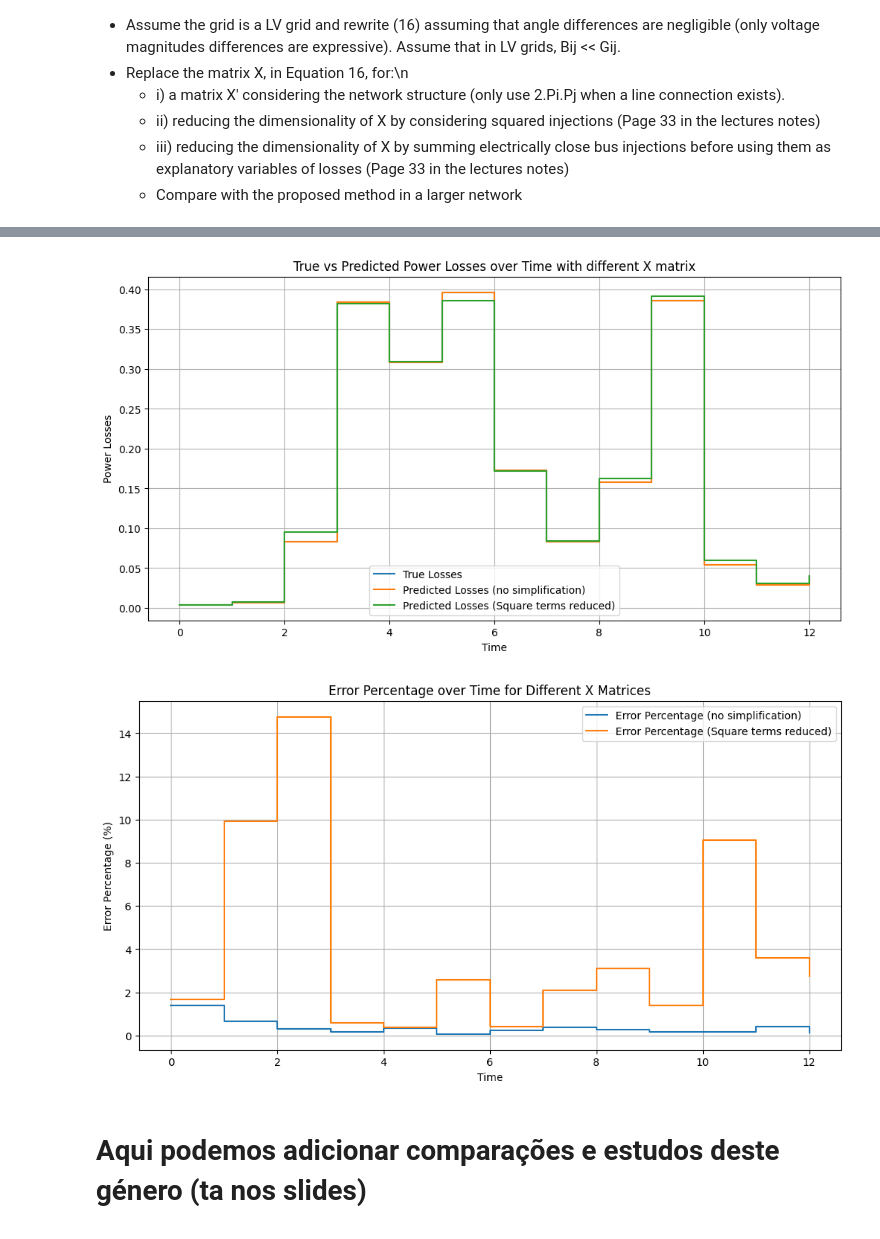
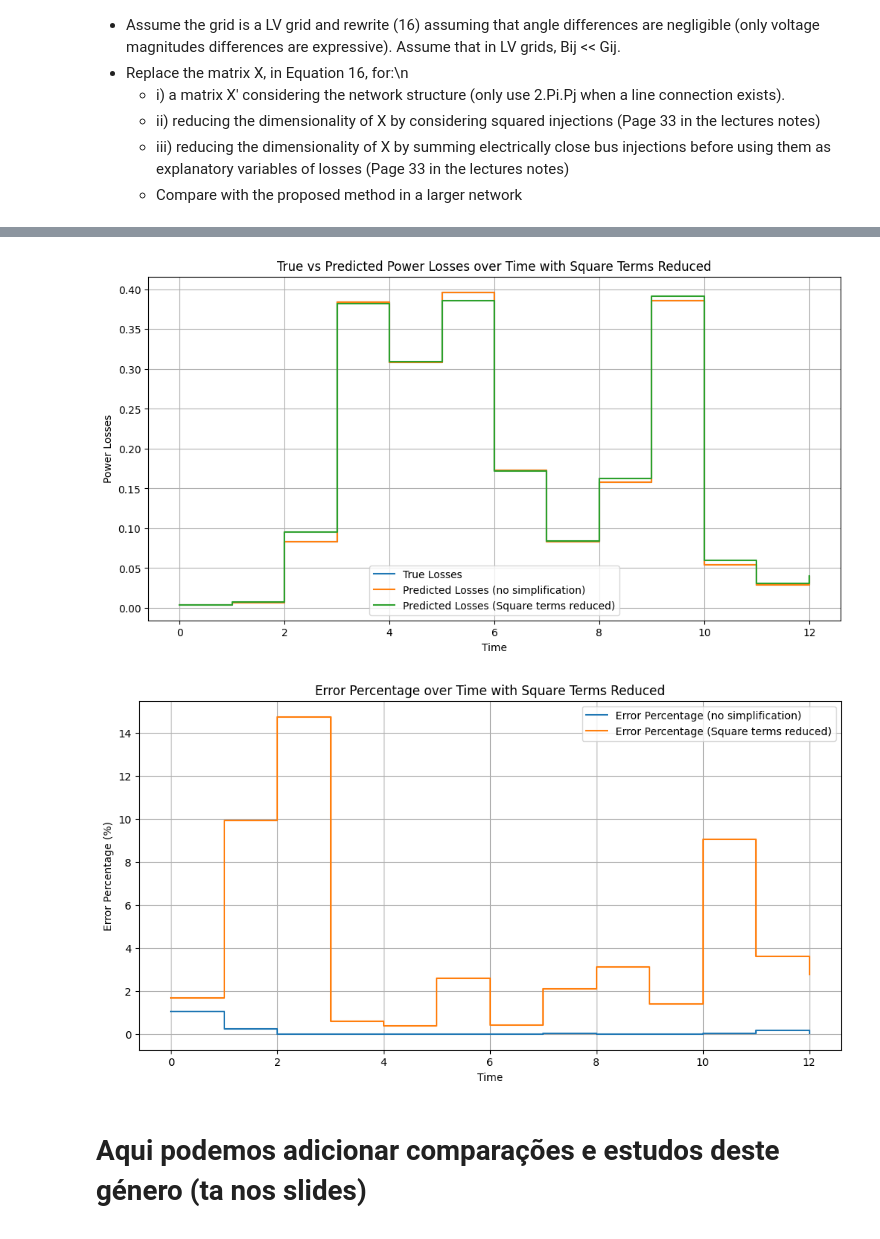
Before and after one commit to matildeaugusto/ADRI, a Jupyter notebook: 2/Class2_Students.ipynb, the cells around one changed output, grey strips where cells are left out. Drawn from its saved outputs; the diff is of its cells as text; code cells hidden in the pictures.

```diff
--- a/2/Class2_Students.ipynb
+++ b/2/Class2_Students.ipynb
@@ -331,9 +331,9 @@ plt.legend()
 plt.grid(True)
 plt.show()
 
-error_percent = abs((PL_predicted_noisy - PL2) / PL2 * 100)
+error_percent_noisy = abs((PL_predicted_noisy - PL2) / PL2 * 100)
 plt.figure(figsize=(12, 6))
-plt.step(range(time), error_percent, label='Error Percentage (%)', where='post')
+plt.step(range(time), error_percent_noisy, label='Error Percentage (%)', where='post')
 plt.xlabel('Time')
 plt.ylabel('Error Percentage (%)')
 plt.title('Error Percentage between True and Predicted Power Losses with Noise')
@@ -755,37 +879,37 @@ X_3 = np.zeros((T, 3))
 for m in range (time):
     Psum = P[m, 0] + P[m, 1] + P[m, 2]  # Assuming buses 0, 1, and 2 are electrically close
     X_3[m, 0] = Psum**2
     X_3[m, 1] = 2*Psum*P[m, 3]
     X_3[m, 2] = P[m, 3]**2
 
 beta_3 = np.linalg.lstsq(X_3, PL2, rcond=None)[0]
 PL_predicted_3 = X_3.dot(beta_3)
 
 # Plot difference in predicted losses using this new X matrix vs older prediction and real losses
 plt.figure(figsize=(12, 6))
 plt.step(range(time), PL2, label='True Losses', where='post')
 plt.step(range(time), PL_predicted, label='Predicted Losses (no simplification)', where='post')
 plt.step(range(time), PL_predicted_3, label='Predicted Losses (Square terms reduced)', where='post')
 plt.xlabel('Time')
 plt.ylabel('Power Losses')
-plt.title('True vs Predicted Power Losses over Time with different X matrix')
+plt.title('True vs Predicted Power Losses over Time with Square Terms Reduced')
 plt.legend()
 plt.grid(True)
 plt.show()
 
 error_percent_3 = abs((PL_predicted_3 - PL2) / PL2 * 100)
 plt.figure(figsize=(12, 6))
 plt.step(range(time), error_percent, label='Error Percentage (no simplification)', where='post')
 plt.step(range(time), error_percent_3, label='Error Percentage (Square terms reduced)', where='post')
 plt.xlabel('Time')
 plt.ylabel('Error Percentage (%)')
-plt.title('Error Percentage over Time for Different X Matrices')
+plt.title('Error Percentage over Time with Square Terms Reduced')
 plt.legend()
 plt.grid(True)
 plt.show()
 # %% [output]
-[figure, old version]
+[figure, new version]
-[figure, old version]
+[figure, new version]
 # %% [markdown]
 # Aqui podemos adicionar comparações e estudos deste género (ta nos slides)
 
```
Also changed, not shown: parts of 10 cells of this notebook.
